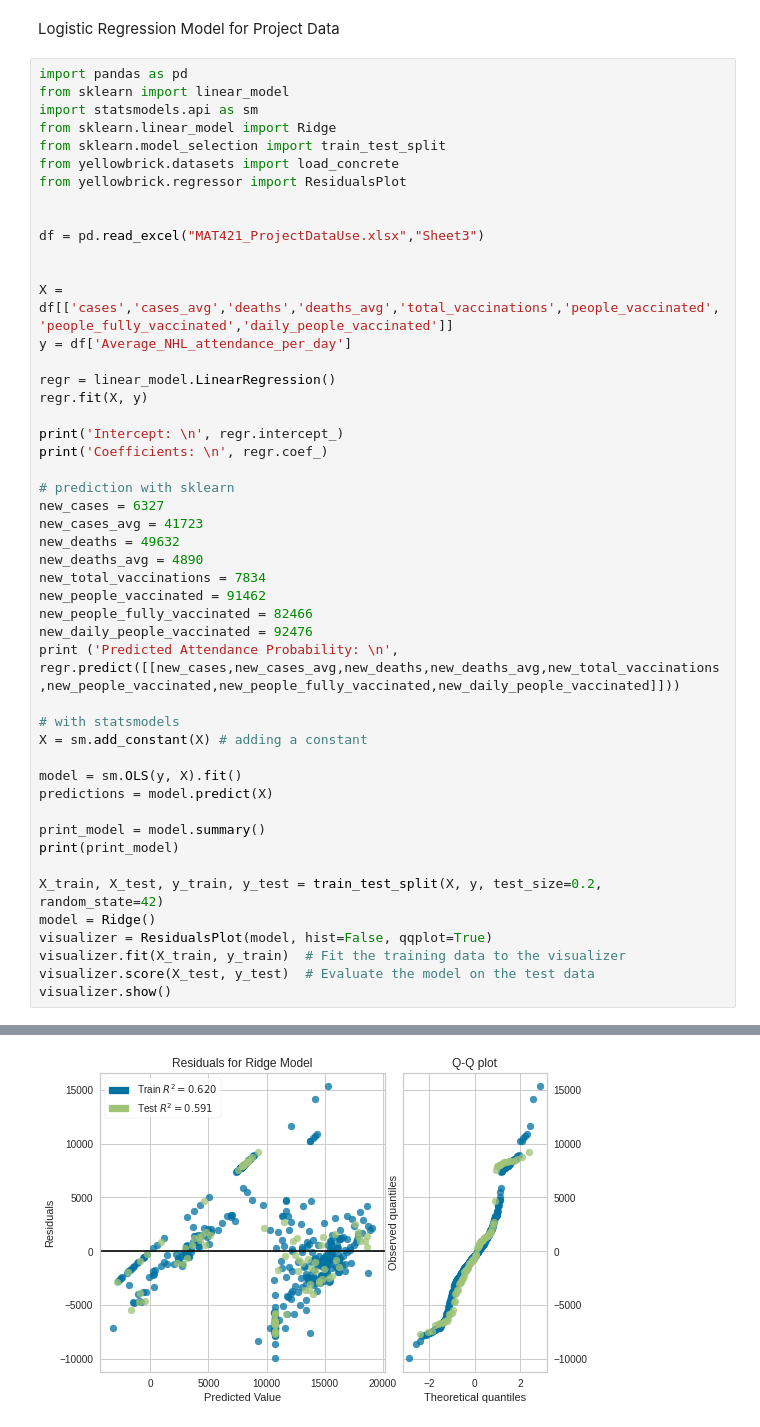
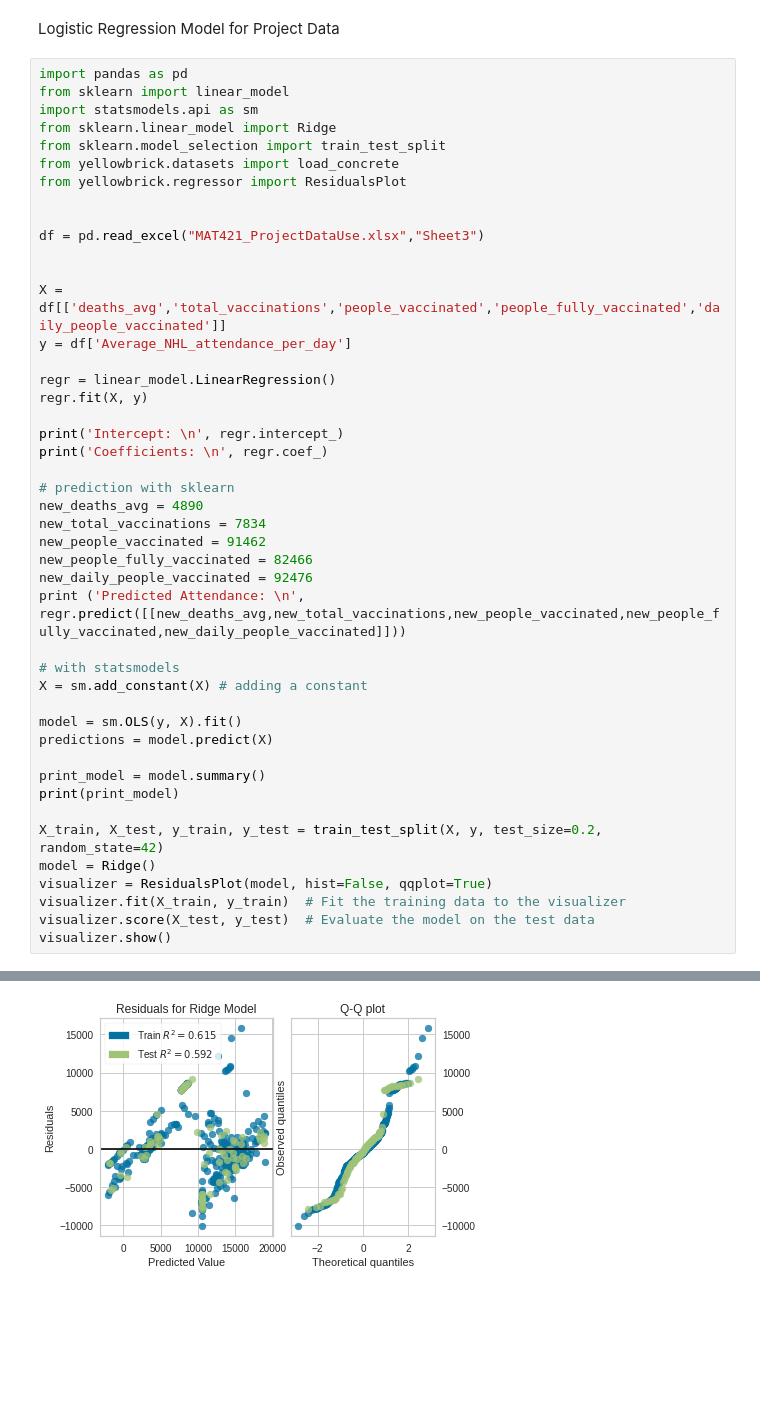
Before and after one commit to wlachape/MAT-421, a Jupyter notebook: Paper_Code.ipynb, the cells around one changed output, grey strips where cells are left out. Saved outputs shown, nothing was run; the diff lists cells and outputs as text; blank space fills up the shorter version.

```diff
--- a/Paper_Code.ipynb
+++ b/Paper_Code.ipynb
@@ -15,7 +15,7 @@ from yellowbrick.regressor import ResidualsPlot
 df = pd.read_excel("MAT421_ProjectDataUse.xlsx","Sheet3")
 
 
-X = df[['cases','cases_avg','deaths','deaths_avg','total_vaccinations','people_vaccinated','people_fully_vaccinated','daily_people_vaccinated']]
+X = df[['deaths_avg','total_vaccinations','people_vaccinated','people_fully_vaccinated','daily_people_vaccinated']]
 y = df['Average_NHL_attendance_per_day']
 
 regr = linear_model.LinearRegression()
@@ -25,15 +25,12 @@ print('Intercept: \n', regr.intercept_)
 print('Coefficients: \n', regr.coef_)
 
 # prediction with sklearn
-new_cases = 6327
-new_cases_avg = 41723
-new_deaths = 49632
 new_deaths_avg = 4890
 new_total_vaccinations = 7834
 new_people_vaccinated = 91462
 new_people_fully_vaccinated = 82466
 new_daily_people_vaccinated = 92476
-print ('Predicted Attendance Probability: \n', regr.predict([[new_cases,new_cases_avg,new_deaths,new_deaths_avg,new_total_vaccinations,new_people_vaccinated,new_people_fully_vaccinated,new_daily_people_vaccinated]]))
+print ('Predicted Attendance: \n', regr.predict([[new_deaths_avg,new_total_vaccinations,new_people_vaccinated,new_people_fully_vaccinated,new_daily_people_vaccinated]]))
 
 # with statsmodels
 X = sm.add_constant(X) # adding a constant
@@ -70,4 +67,4 @@ Warnings:
 strong multicollinearity or other numerical problems.
-[figure, old version]
+[figure, new version]
 <matplotlib.axes._subplots.AxesSubplot at 0x...>
 # %%
```
Also changed, not shown: parts of 3 cells of this notebook.
